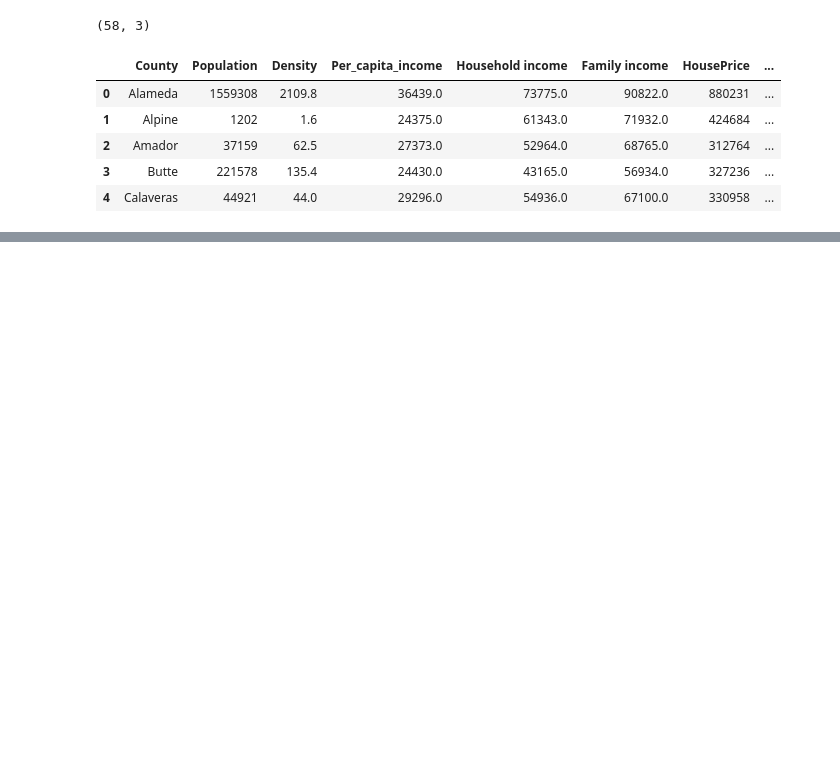
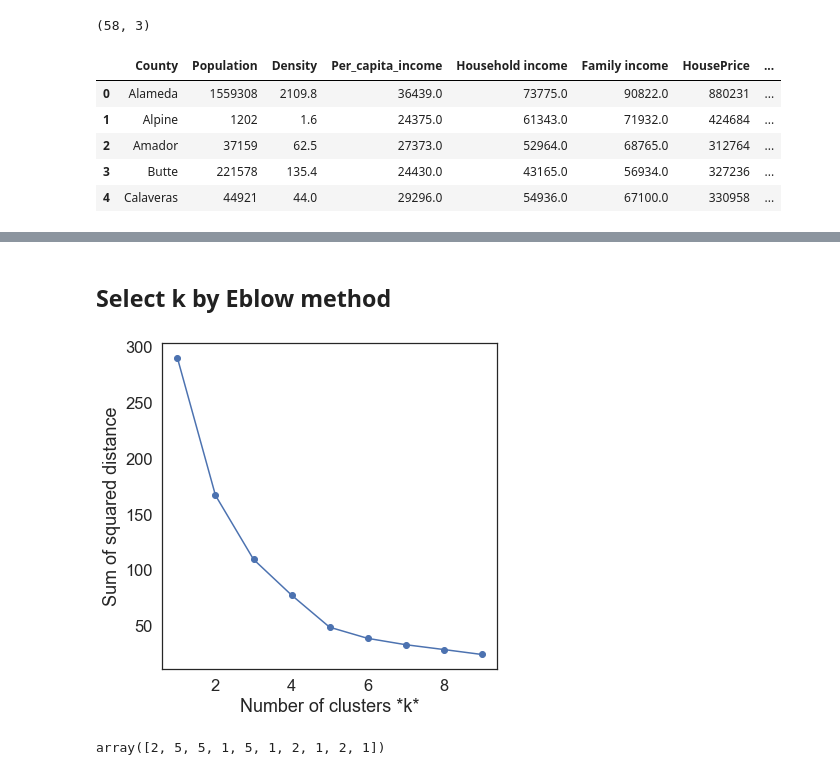
Before and after one commit to quocho65/Coursera_Capstone, a Jupyter notebook: Capstone_Project.ipynb, the cells around one changed output, grey strips where cells are left out. Saved outputs shown, nothing was run; the diff lists cells and outputs as text; code cells hidden in the pictures; blank space fills up the shorter version.

```diff
--- a/Capstone_Project.ipynb
+++ b/Capstone_Project.ipynb
@@ -266,0 +418,5 @@ map_ca
+# %%
+# Merge number of restaurant to County data
+df_final = df_final.merge(ca_county_restaurant,how='left',on='County')
+# %%
+df_final['NumOfRestaurant'].fillna(0, inplace=True)
@@ -266,0 +439,2 @@ map_ca
+# %%
+df_county = df_final[['Population','Per_capita_income','Family income','HousePrice','NumOfRestaurant']]
@@ -266,0 +452,4 @@ map_ca
+# %%
+# Data Scaling
+df_county = StandardScaler().fit(df_county).transform(df_county.astype(float))
+df_county
@@ -266,0 +474,19 @@ map_ca
+# %% [markdown]
+## Select k by Eblow method
+# %%
+# Run the Kmeans algorithm and get the index of data points clusters
+sse = []
+list_k = list(range(1, 10))
+
+for k in list_k:
+    km = KMeans(n_clusters=k)
+    km.fit(df_county)
+    sse.append(km.inertia_)
+
+# Plot sse against k
+plt.figure(figsize=(6, 6))
+plt.plot(list_k, sse, '-o')
+plt.xlabel(r'Number of clusters *k*')
+plt.ylabel('Sum of squared distance');
+# %% [output]
+[figure, added]
@@ -266,0 +495,7 @@ map_ca
+# %%
+# Clustering
+k_means = KMeans(init = "k-means++", n_clusters = kclusters, n_init = 12)
+k_means.fit(df_county)
+k_means.labels_[0:10]
+# %% [output]
+array([2, 5, 5, 1, 5, 1, 2, 1, 2, 1])
```
Also changed, not shown: parts of 76 cells of this notebook, 1 other file.
